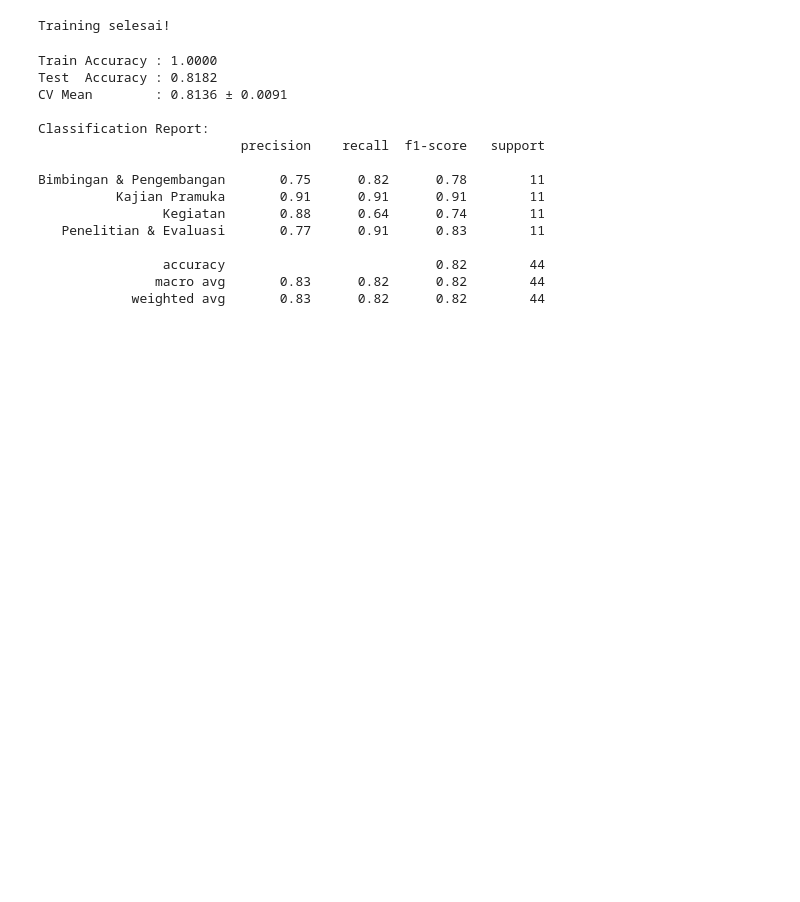
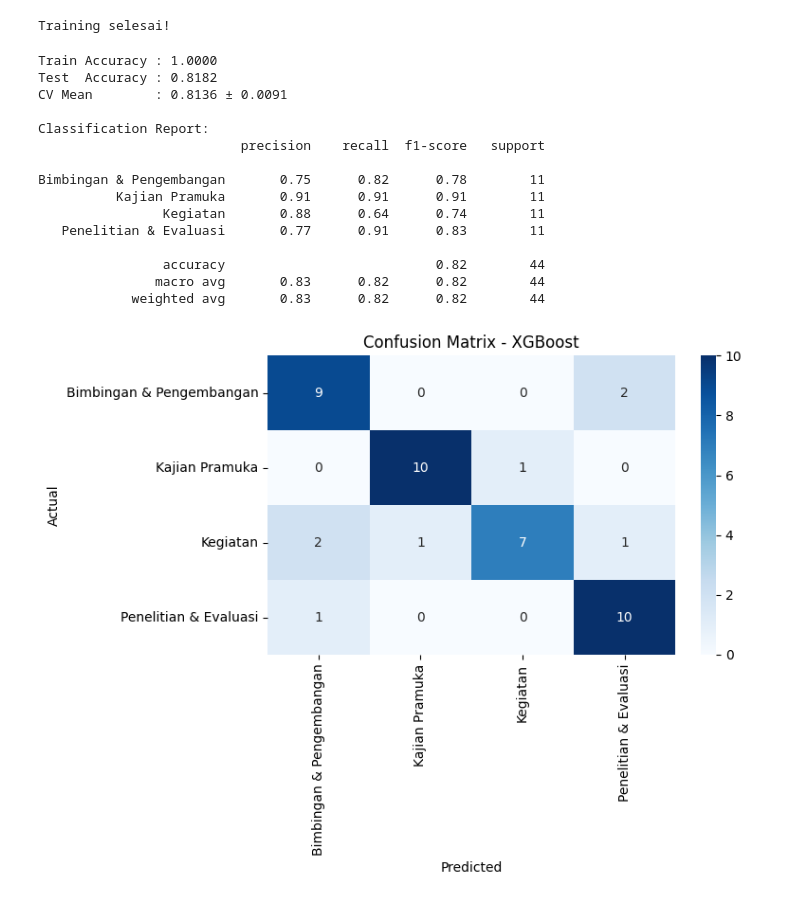
Before and after one commit to Avrltach/ML_Rekomendasi, a Jupyter notebook: exboost.ipynb, the cells around one changed output. Cells and saved outputs as stored; diff of their text form; code cells hidden in the pictures; blank space fills up the shorter version.

Commit message:
change model

```diff
--- a/exboost.ipynb
+++ b/exboost.ipynb
@@ -50,9 +50,11 @@ df = df.fillna(df.mode().iloc[0])
 encoders = {}
 df_encoded = df.copy()
 for col in df.columns:
-    is_text = df[col].dtype == 'object' or str(df[col].dtype) == 'string'
-    if not is_text:
-        is_text = df[col].apply(lambda x: isinstance(x, str)).any()
+    is_text = (
+        df[col].dtype == 'object'
+        or str(df[col].dtype) == 'string'
+        or df[col].apply(lambda x: isinstance(x, str)).any()
+    )
     if is_text:
         df_encoded[col] = df_encoded[col].astype(str).str.strip()
         le = LabelEncoder()
@@ -71,5 +73,8 @@ X_train, X_test, y_train, y_test = train_test_split(
     X_res, y_res, test_size=0.2, random_state=42, stratify=y_res
 )
 print("Preprocessing selesai!")
+print(f"  Data train : {X_train.shape[0]} sampel")
+print(f"  Data test  : {X_test.shape[0]} sampel")
+print(f"  Kelas      : {label_names}")
 # %% [output]
 Preprocessing selesai!
@@ -76,17 +84,17 @@ Preprocessing selesai!
 # %%
 # ── Model ───────────────────────────────────────────────────────
+# Catatan: use_label_encoder dihapus — sudah tidak didukung di XGBoost terbaru
 model = XGBClassifier(
     n_estimators=300,
     learning_rate=0.1,
     max_depth=6,
     subsample=0.8,
     colsample_bytree=0.8,
-    use_label_encoder=False,
     eval_metric='mlogloss',
     random_state=42
 )
 model.fit(X_train, y_train)
-print("Training selesai!")
+print("\nTraining selesai!")
 # %% [output]
 Training selesai!
 # %%
@@ -94,11 +102,14 @@ Training selesai!
 cv = StratifiedKFold(n_splits=5, shuffle=True, random_state=42)
 cv_scores = cross_val_score(model, X_res, y_res, cv=cv, scoring='accuracy')
 
-print(f"Train Accuracy : {accuracy_score(y_train, model.predict(X_train)):.4f}")
-print(f"Test  Accuracy : {accuracy_score(y_test,  model.predict(X_test)):.4f}")
+y_pred_train = model.predict(X_train)
+y_pred_test  = model.predict(X_test)
+
+print(f"\nTrain Accuracy : {accuracy_score(y_train, y_pred_train):.4f}")
+print(f"Test  Accuracy : {accuracy_score(y_test,  y_pred_test):.4f}")
 print(f"CV Mean        : {cv_scores.mean():.4f} ± {cv_scores.std():.4f}")
 print("\nClassification Report:")
-print(classification_report(y_test, model.predict(X_test), target_names=label_names, zero_division=0))
+print(classification_report(y_test, y_pred_test, target_names=label_names, zero_division=0))
 # %% [output]
 Train Accuracy : 1.0000
 Test  Accuracy : 0.8182
@@ -115,3 +126,18 @@ Bimbingan & Pengembangan       0.75      0.82      0.78        11
                 accuracy                           0.82        44
                macro avg       0.83      0.82      0.82        44
             weighted avg       0.83      0.82      0.82        44
+# %%
+# ── Confusion Matrix ────────────────────────────────────────────
+cm = confusion_matrix(y_test, y_pred_test)
+plt.figure(figsize=(8, 6))
+sns.heatmap(
+    cm, annot=True, fmt='d', cmap='Blues',
+    xticklabels=label_names, yticklabels=label_names
+)
+plt.title('Confusion Matrix - XGBoost')
+plt.ylabel('Actual')
+plt.xlabel('Predicted')
+plt.tight_layout()
+plt.show()
+# %% [output]
+[figure, added]
```
Also changed, not shown: parts of 3 cells of this notebook, 3 other files.
